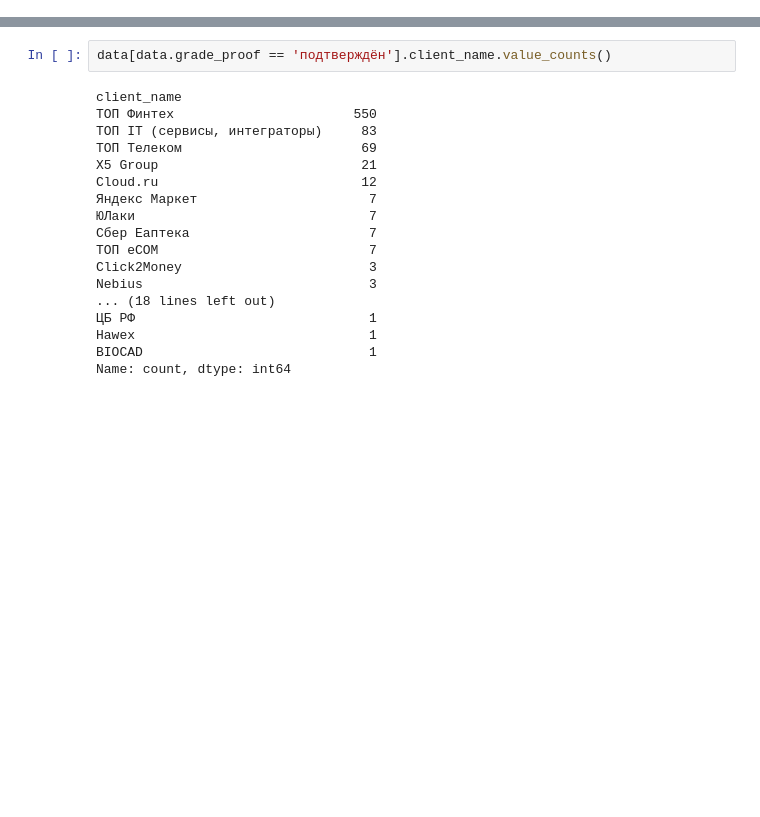
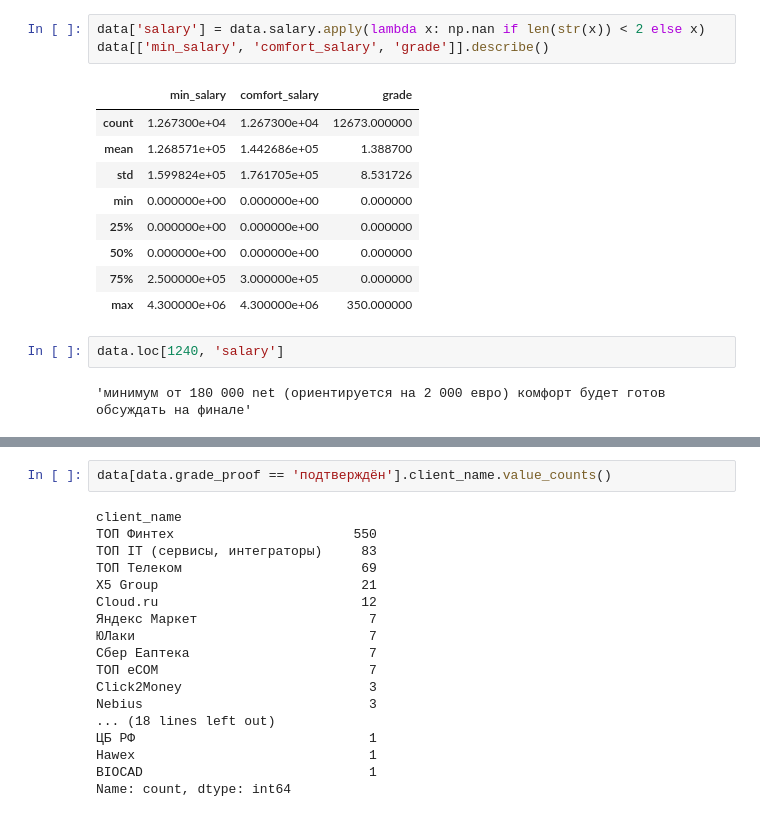
Before and after one commit to Halva773/FIC_hackaton, a Jupyter notebook: notebooks/Analisis.ipynb, the cells around one changed output, grey strips where cells are left out. Saved outputs shown, nothing was run; the diff lists cells and outputs as text; blank space fills up the shorter version.

```diff
--- a/notebooks/Analisis.ipynb
+++ b/notebooks/Analisis.ipynb
@@ -15,0 +119,17 @@ data.head()
+# %%
+data['salary'] = data.salary.apply(lambda x: np.nan if len(str(x)) < 2 else x)
+data[['min_salary', 'comfort_salary', 'grade']].describe()
+# %% [output]
+|  | min_salary | comfort_salary | grade |
+| count | 1.267300e+04 | 1.267300e+04 | 12673.000000 |
+| mean | 1.268571e+05 | 1.442686e+05 | 1.388700 |
+| std | 1.599824e+05 | 1.761705e+05 | 8.531726 |
+| min | 0.000000e+00 | 0.000000e+00 | 0.000000 |
+| 25% | 0.000000e+00 | 0.000000e+00 | 0.000000 |
+| 50% | 0.000000e+00 | 0.000000e+00 | 0.000000 |
+| 75% | 2.500000e+05 | 3.000000e+05 | 0.000000 |
+| max | 4.300000e+06 | 4.300000e+06 | 350.000000 |
+# %%
+data.loc[1240, 'salary']
+# %% [output]
+'минимум от 180 000 net (ориентируется на 2 000 евро) комфорт будет готов обсуждать на финале'
```
Also changed, not shown: parts of 12 cells of this notebook, 4 other files.
